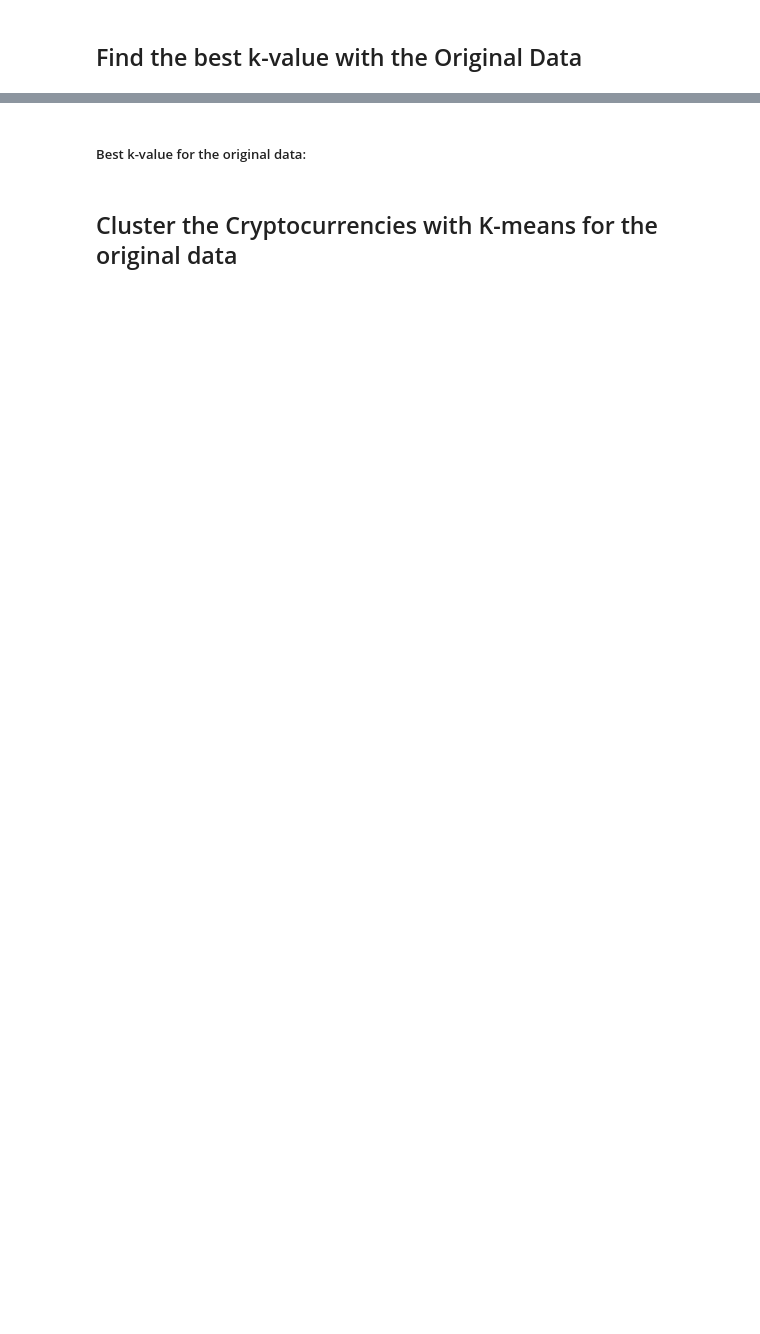
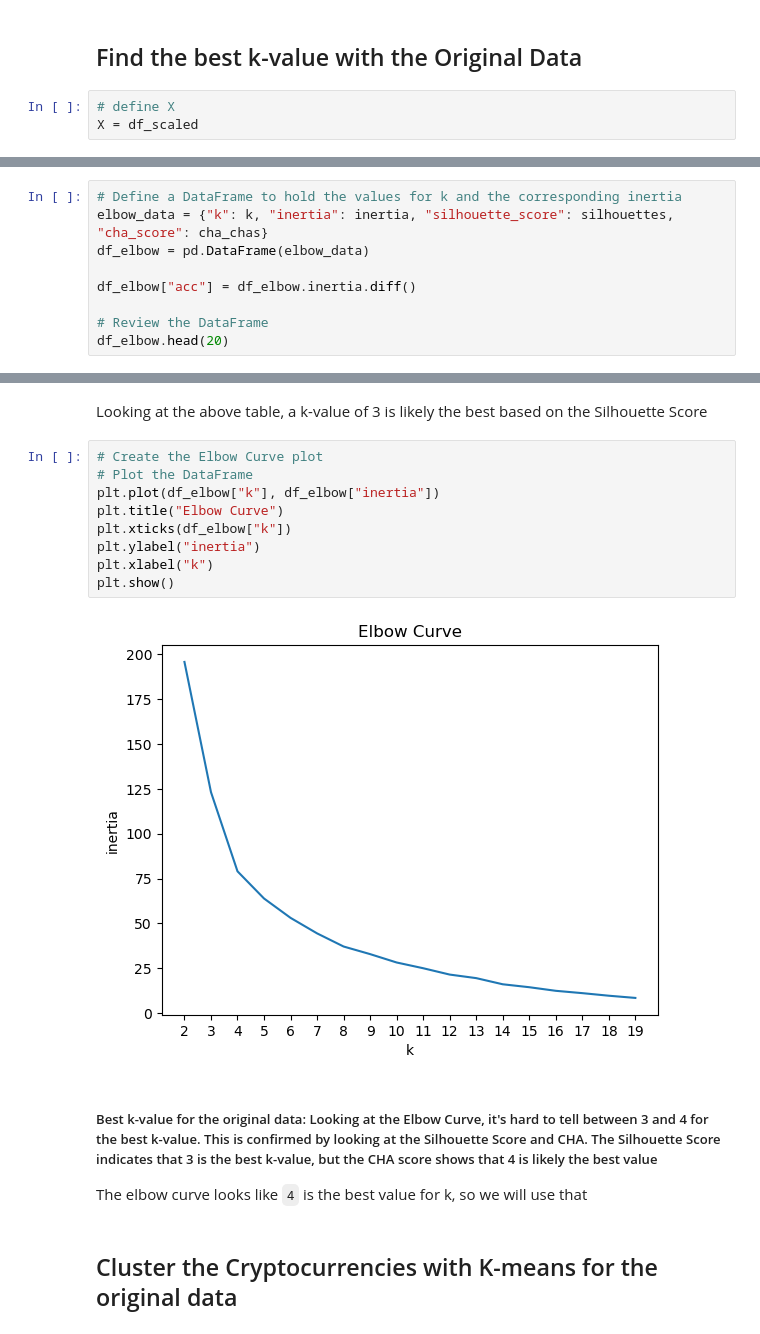
Before and after one commit to martabaker/ds_module_19_unsup_learning, a Jupyter notebook: Starter_Code/crypto_clustering_hw.ipynb, the cells around one changed output, grey strips where cells are left out. Drawn from its saved outputs; the diff is of its cells as text; blank space fills up the shorter version.

```diff
--- a/Starter_Code/crypto_clustering_hw.ipynb
+++ b/Starter_Code/crypto_clustering_hw.ipynb
@@ -99,2 +103,5 @@ df_scaled.head()
 # %% [markdown]
 ## Find the best k-value with the Original Data
+# %%
+# define X
+X = df_scaled
@@ -100,0 +163,9 @@ df_scaled.head()
+# %%
+# Define a DataFrame to hold the values for k and the corresponding inertia
+elbow_data = {"k": k, "inertia": inertia, "silhouette_score": silhouettes, "cha_score": cha_chas}
+df_elbow = pd.DataFrame(elbow_data)
+
+df_elbow["acc"] = df_elbow.inertia.diff()
+
+# Review the DataFrame
+df_elbow.head(20)
@@ -101,4 +190,18 @@ df_scaled.head()
+# %% [markdown]
+Looking at the above table, a k-value of 3 is likely the best based on the Silhouette Score
+# %%
+# Create the Elbow Curve plot
+# Plot the DataFrame
+plt.plot(df_elbow["k"], df_elbow["inertia"])
+plt.title("Elbow Curve")
+plt.xticks(df_elbow["k"])
+plt.ylabel("inertia")
+plt.xlabel("k")
+plt.show()
+# %% [output]
+[figure, added]
 # %% [markdown]
-##### Best k-value for the original data:
+##### Best k-value for the original data: Looking at the Elbow Curve, it's hard to tell between 3 and 4 for the best k-value. This is confirmed by looking at the Silhouette Score and CHA. The Silhouette Score indicates that 3 is the best k-value, but the CHA score shows that 4 is likely the best value
+The elbow curve looks like `4` is the best value for k, so we will use that
 # %% [markdown]
 ## Cluster the Cryptocurrencies with K-means for the original data
```
Also changed, not shown: parts of 7 cells of this notebook.
